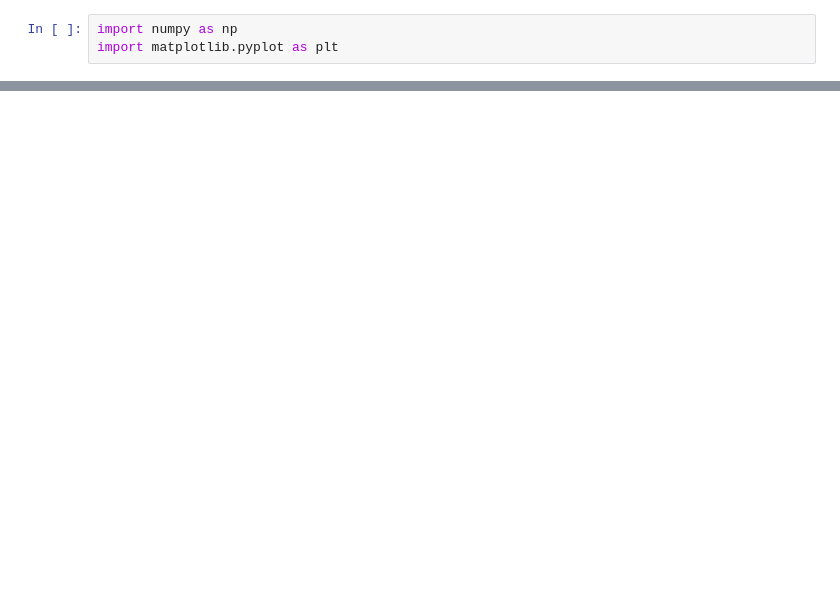
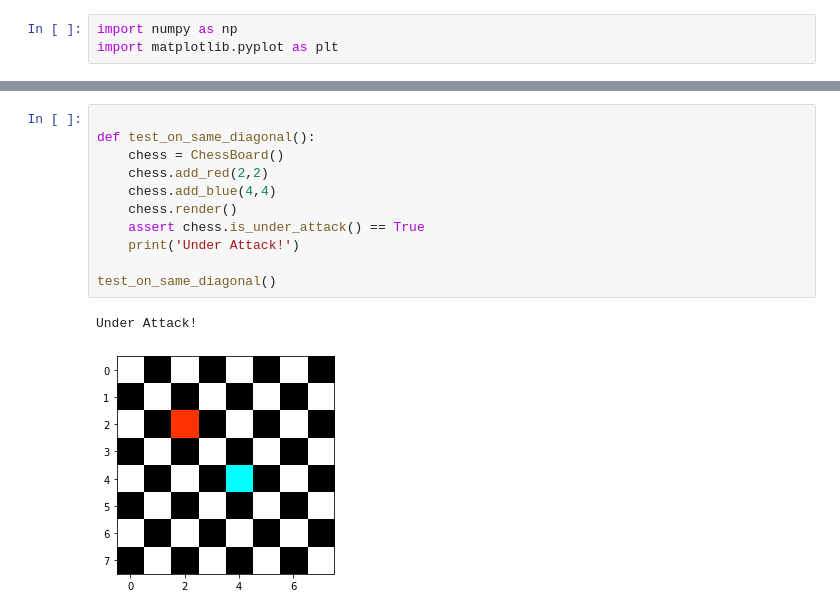
Before and after one commit to Mahmoud-Dinah/chess-board, a Jupyter notebook: chess_board.ipynb, the cells around one changed output, grey strips where cells are left out. Cells and saved outputs as stored; diff of their text form; blank space fills up the shorter version.

```diff
--- a/chess_board.ipynb
+++ b/chess_board.ipynb
@@ -28,0 +62,14 @@ AttributeError: 'ChessBoard' object has no attribute 'self'
+# %%
+
+def test_on_same_diagonal():
+    chess = ChessBoard()
+    chess.add_red(2,2)
+    chess.add_blue(4,4)
+    chess.render()
+    assert chess.is_under_attack() == True
+    print('Under Attack!')
+
+test_on_same_diagonal()
+# %% [output]
+Under Attack!
+[figure, added]
```
Also changed, not shown: parts of 5 cells of this notebook.
